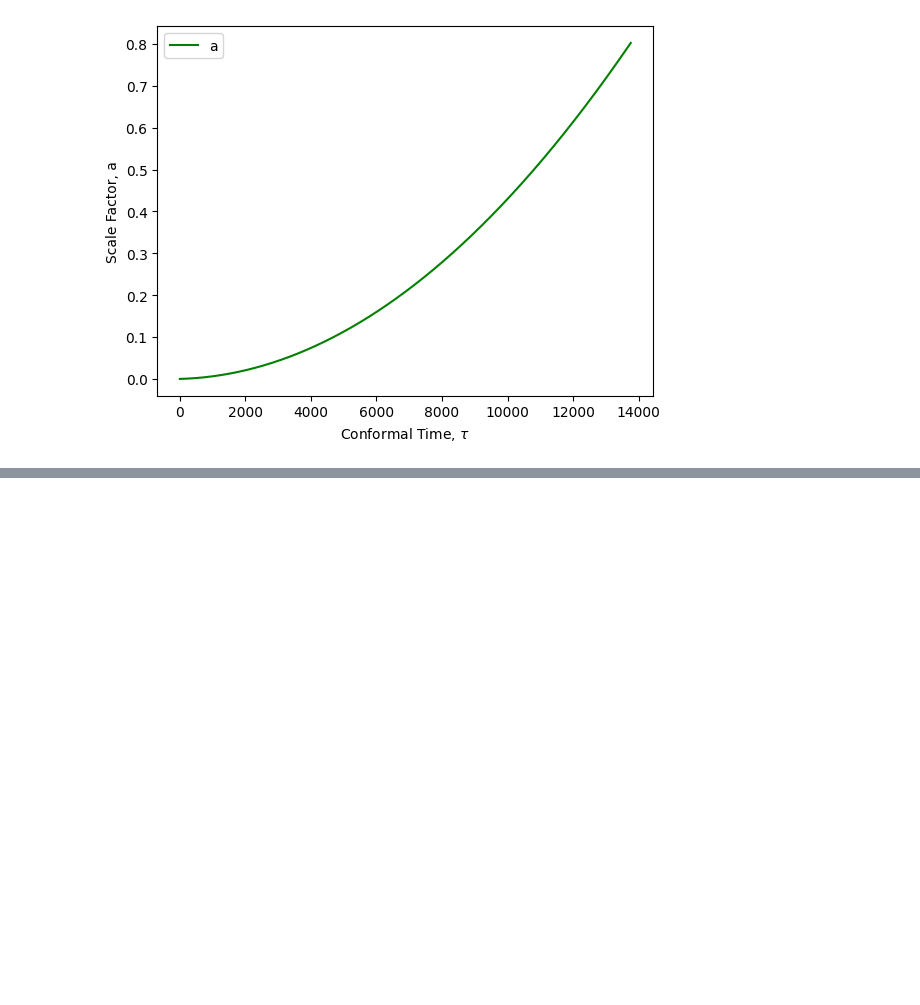
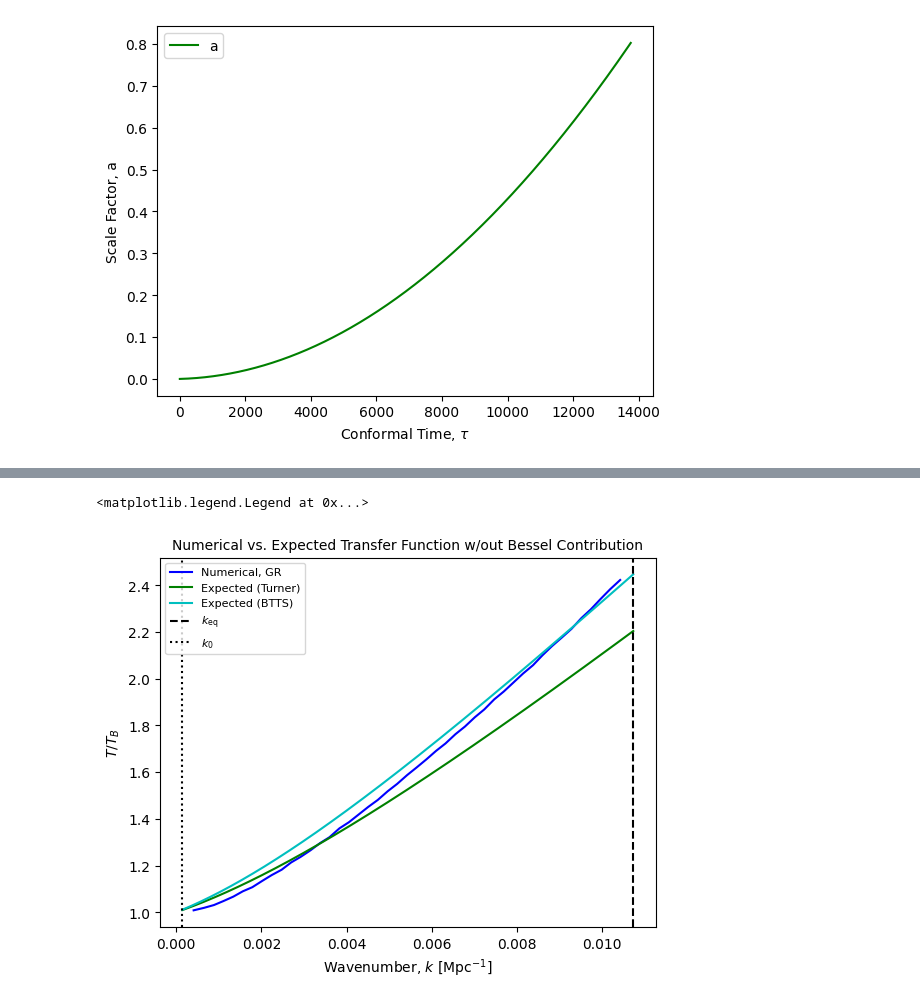
Before and after one commit to V3DK/inflationary-research, a Jupyter notebook: transfer_func_MG.ipynb, the cells around one changed output, grey strips where cells are left out. Cells and saved outputs as stored; diff of their text form; code cells hidden in the pictures; blank space fills up the shorter version.

```diff
--- a/transfer_func_MG.ipynb
+++ b/transfer_func_MG.ipynb
@@ -331,38 +369,43 @@ plt.legend()
+# %%
+GR_tr_exp_nb = (np.vectorize(GR_transfer_exp))("no bessel", 1, k_dom)
+GR_tr_BTTS_fit = (np.vectorize(BTTS_fit))(k_dom)
 # %%
 #take min in case there are false positives in extrema
-min_len = min(len(tr_ext_num), len(tr_ext_exp))
+min_len = min(len(GR_tr_ext_num), len(GR_tr_ext_exp), len(MG_tr_ext_num))
 
-tr_ext_num_nb = []
-#divide out bessel part from tr_ext_num, point by point on extrema
+#divide out bessel part, point by point on extrema
+GR_tr_ext_num_nb = []
 for i in range(min_len):
-    k_curr = k_ext_exp[i] #corr k value in exp
+    k_curr = GR_k_ext_exp[i] #corresponding k value in exp
     bes = (3 * scipy.special.spherical_jn(1, (k_curr) * tau_0) / ((k_curr) * tau_0)) #bessel part
     # print(tr_ext_num[i], bes)
-    tr_ext_num_nb.append(tr_ext_num[i] / bes)
+    GR_tr_ext_num_nb.append(GR_tr_ext_num[i] / bes)
 
-# tr_ext_exp_nb = []
-# #divide out bessel part from tr_ext_exp
-# for i in range(min_len):
-#     k_curr = k_ext_exp[i] #corr k value in exp
-#     bes = (3 * scipy.special.spherical_jn(1, (k_curr) * tau_0) / ((k_curr) * tau_0)) #bessel part
-#     tr_ext_exp_nb.append(tr_ext_exp[i] / bes)
+MG_tr_ext_num_nb = []
+for i in range(min_len):
+    k_curr = GR_k_ext_exp[i] #corr k value in exp
+    bes = (3 * scipy.special.spherical_jn(1, (k_curr) * tau_0) / ((k_curr) * tau_0)) #bessel part
+    MG_tr_ext_num_nb.append(MG_tr_ext_num[i] / bes)
 
-#plot transfer function w/out bessel part
+#plot transfer functions w/out bessel part
 # plt.scatter(k_ext_num[:(min_len)], tr_ext_num_nb, c = "r", s = 5, zorder = 1, label = "num, nb")
-plt.plot(k_ext_num[:(min_len)], tr_ext_num_nb, c = "r", zorder = 1, label = "Numerical")
+plt.plot(GR_k_ext_num[:(min_len)], GR_tr_ext_num_nb, c = "b", zorder = 1, label = "Numerical, GR")
+# plt.plot(MG_k_ext_num[:(min_len)], MG_tr_ext_num_nb, c = "r", zorder = 1, label = "Numerical, MG")
 # plt.scatter(k_ext_exp, tr_ext_exp_nb, c = "b", s = 5, zorder = 1, label = "exp, no bessel")
 
-plt.plot(k_dom, tr_exp_nb, c = "b", label = "Expected (Turner)")
-plt.plot(k_dom, tr_BTTS_fit, c = "g", label = "Expected (BTTS)")
+plt.plot(k_dom, GR_tr_exp_nb, c = "g", label = "Expected (Turner)")
+plt.plot(k_dom, GR_tr_BTTS_fit, c = "c", label = "Expected (BTTS)")
 
 #turn these off for other ranges
 plt.axvline(k_eq, color = "black", linestyle = "dashed", label = r"$k_\mathrm{eq}$")
-plt.axvline(hc_H_inv(tau_0), color = "black", linestyle = "dotted", label = r"$k_0$")
+plt.axvline(GR_hc_H_inv(tau_0), color = "black", linestyle = "dotted", label = r"$k_0$")
 
 plt.xlabel(r"Wavenumber, $k$ $[\mathrm{Mpc}^{-1}]$")
 plt.ylabel(r"$T / T_B$")
 plt.title("Numerical vs. Expected Transfer Function w/out Bessel Contribution", fontsize = 10)
 
-
 # plt.legend()
 plt.legend(loc = 2, prop={'size': 8})
+# %% [output]
+<matplotlib.legend.Legend at 0x...>
+[figure, added]
```
Also changed, not shown: parts of 10 cells of this notebook, 1 other file.
